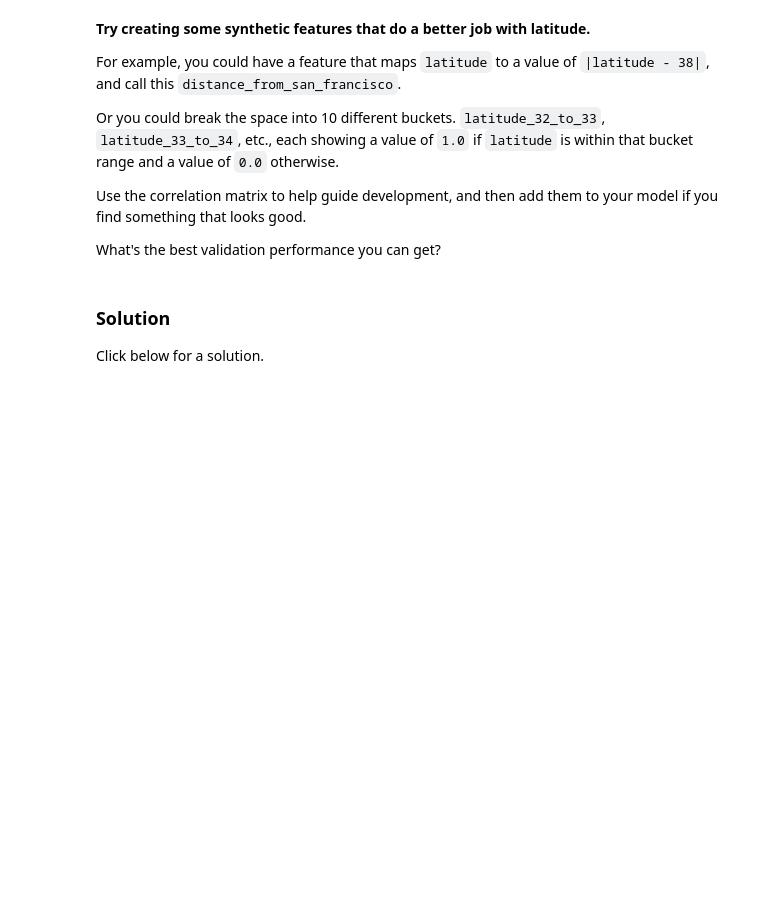
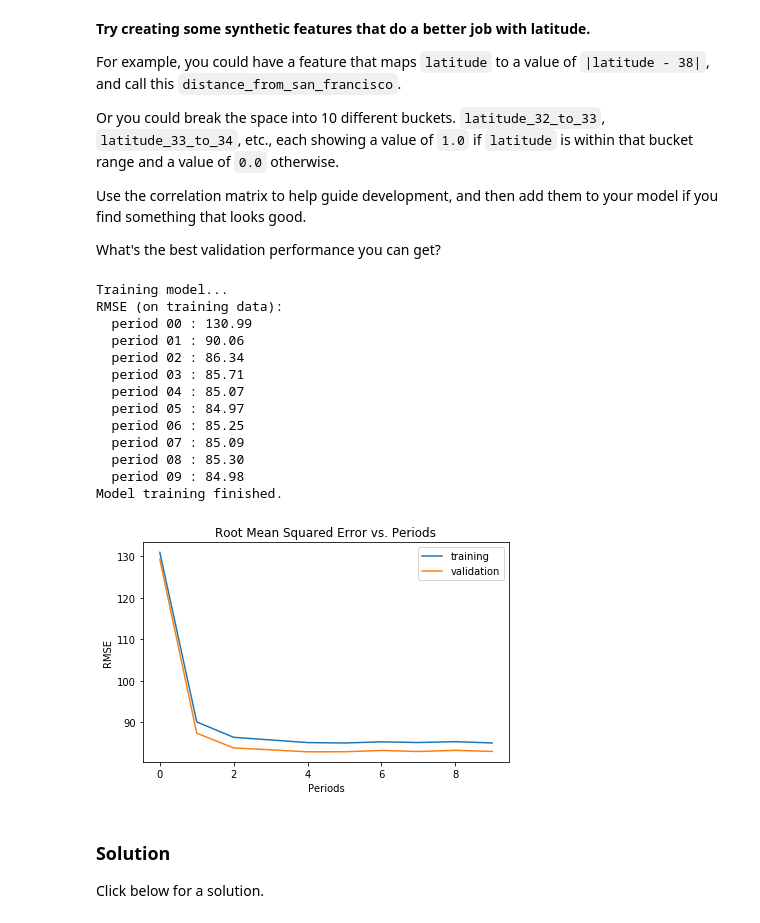
Before and after one commit to odmana/google-ai-crash-course, a Jupyter notebook: feature_sets.ipynb, the cells around one changed output. Drawn from its saved outputs; the diff is of its cells as text; code cells hidden in the pictures; blank space fills up the shorter version.

```diff
--- a/feature_sets.ipynb
+++ b/feature_sets.ipynb
@@ -424,7 +432,38 @@ What's the best validation performance you can get?
 # %%
 #
 # YOUR CODE HERE: Train on a new data set that includes synthetic features based on latitude.
 #
+minimal_features = [
+  "median_income",
+  "distance_from_sf",
+]
+
+minimal_training_examples = training_examples[minimal_features]
+minimal_validation_examples = validation_examples[minimal_features]
+
+_ = train_model(
+    learning_rate=0.1,
+    steps=500,
+    batch_size=5,
+    training_examples=minimal_training_examples,
+    training_targets=training_targets,
+    validation_examples=minimal_validation_examples,
+    validation_targets=validation_targets)
+# %% [output]
+Training model...
+RMSE (on training data):
+  period 00 : 130.99
+  period 01 : 90.06
+  period 02 : 86.34
+  period 03 : 85.71
+  period 04 : 85.07
+  period 05 : 84.97
+  period 06 : 85.25
+  period 07 : 85.09
+  period 08 : 85.30
+  period 09 : 84.98
+Model training finished.
+[figure, added]
 # %% [markdown]
 ### Solution
 
```
Also changed, not shown: parts of 5 cells of this notebook.
